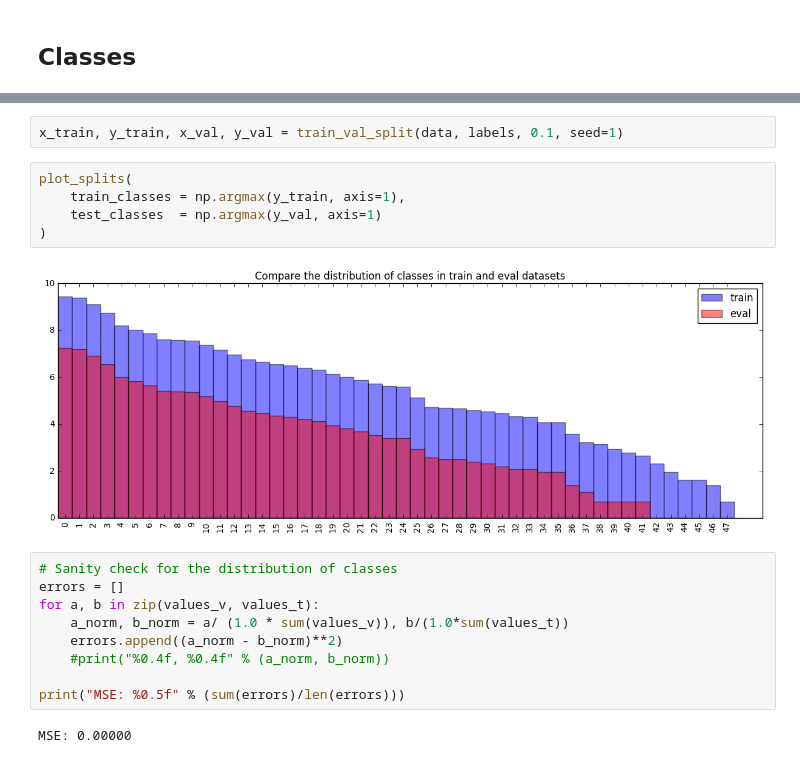
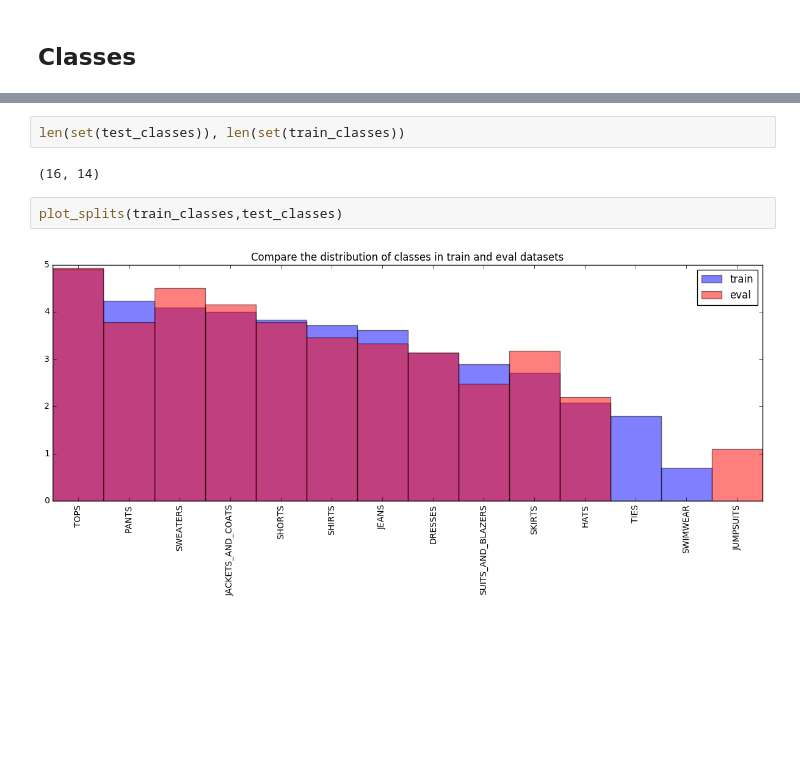
Before and after one commit to 1o0ko/StackGAN, a Jupyter notebook: notebook/data_exploration.ipynb, the cells around one changed output, grey strips where cells are left out. Drawn from its saved outputs; the diff is of its cells as text; blank space fills up the shorter version.

```diff
--- a/notebook/data_exploration.ipynb
+++ b/notebook/data_exploration.ipynb
@@ -305,20 +137,8 @@ data, labels, tokenizer = load_and_process('/data/classes_and_texts.txt', 10000,
-# %%
-x_train, y_train, x_val, y_val = train_val_split(data, labels, 0.1, seed=1)
-# %%
-plot_splits(
-    train_classes = np.argmax(y_train, axis=1),
-    test_classes  = np.argmax(y_val, axis=1)
-)
-# %% [output]
-[figure, removed]
-# %%
-# Sanity check for the distribution of classes
-errors = []
-for a, b in zip(values_v, values_t):
-    a_norm, b_norm = a/ (1.0 * sum(values_v)), b/(1.0*sum(values_t))
-    errors.append((a_norm - b_norm)**2)
-    #print("%0.4f, %0.4f" % (a_norm, b_norm))
-
-print("MSE: %0.5f" % (sum(errors)/len(errors)))
-# %% [output]
-MSE: 0.00000
+# %%
+len(set(test_classes)), len(set(train_classes))
+# %% [output]
+(16, 14)
+# %%
+plot_splits(train_classes,test_classes)
+# %% [output]
+[figure, added]
```
Also changed, not shown: parts of 33 cells of this notebook, 8 other files.
